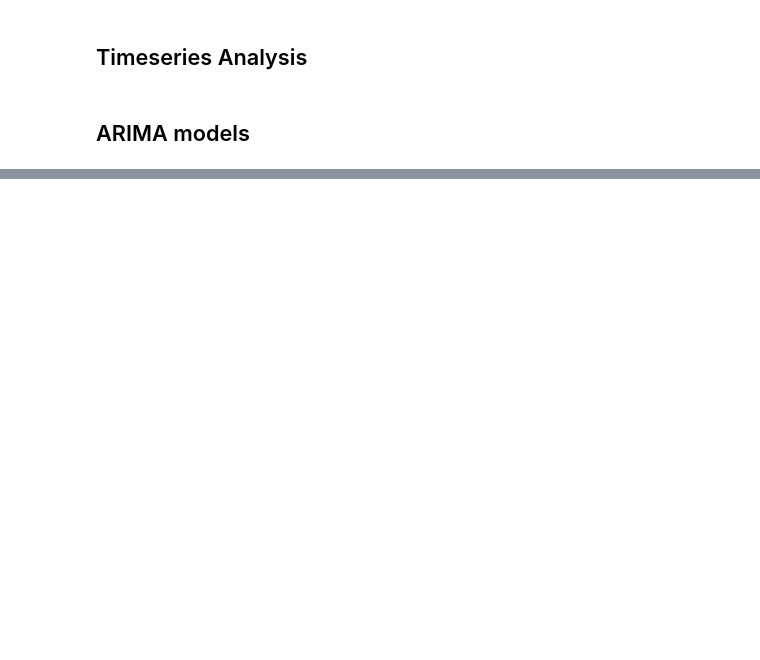
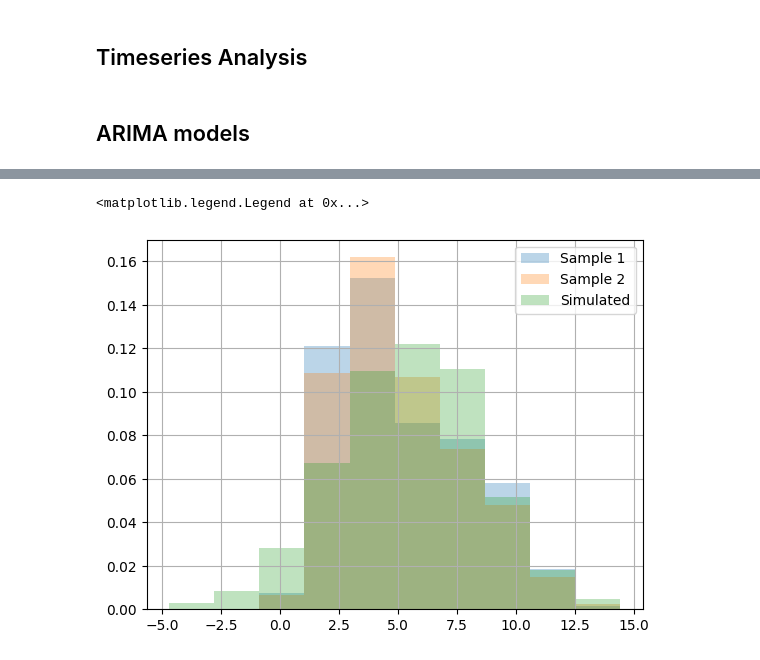
Before and after one commit to hazrmard/wind-pred, a Jupyter notebook: ERDC.ipynb, the cells around one changed output, grey strips where cells are left out. Saved outputs shown, nothing was run; the diff lists cells and outputs as text; code cells hidden in the pictures; blank space fills up the shorter version.

```diff
--- a/ERDC.ipynb
+++ b/ERDC.ipynb
@@ -122,0 +169,9 @@ plt.legend()
+# %%
+_, bins = np.histogram(sim)
+seqs[0].Speed.hist(bins=bins, density=True, alpha=0.3, label='Sample 1')
+seqs[1].Speed.hist(bins=bins, density=True, alpha=0.3, label='Sample 2')
+sim.hist(bins=bins, density=True, alpha=0.3, label='Simulated')
+plt.legend()
+# %% [output]
+<matplotlib.legend.Legend at 0x...>
+[figure, added]
```
Also changed, not shown: parts of 44 cells of this notebook, 1 other file.
